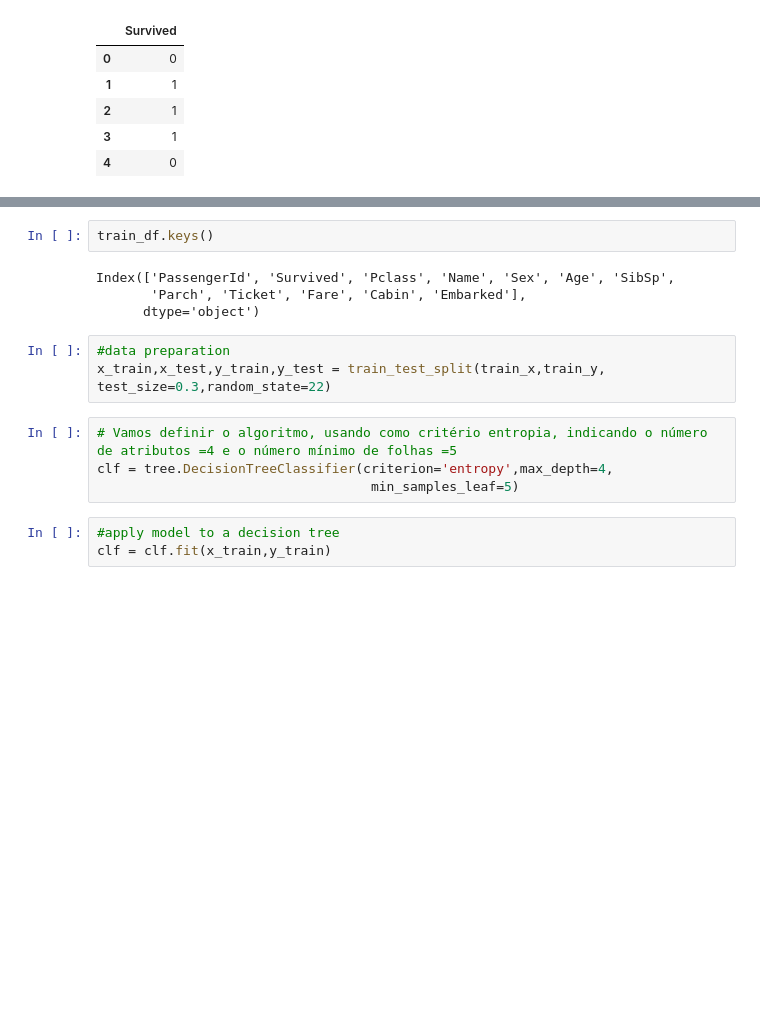
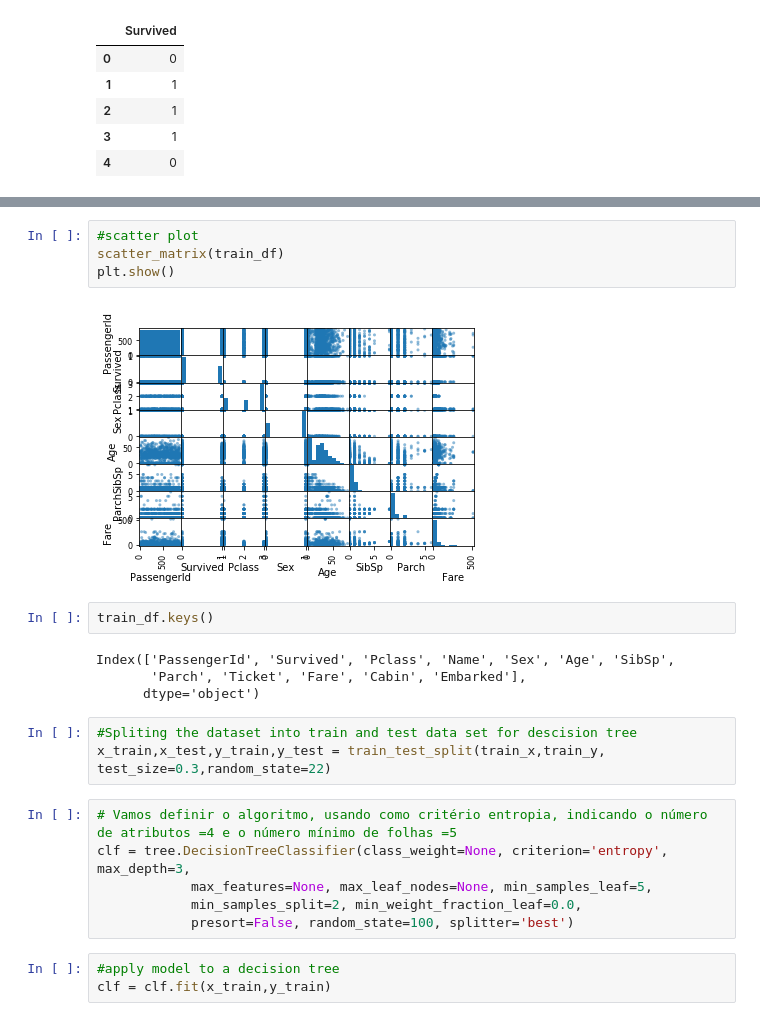
Before and after one commit to alcristian/Titanic_kaggle, a Jupyter notebook: titanic_kernel.ipynb, the cells around one changed output, grey strips where cells are left out. Cells and saved outputs as stored; diff of their text form; blank space fills up the shorter version.

```diff
--- a/titanic_kernel.ipynb
+++ b/titanic_kernel.ipynb
@@ -60,3 +89,9 @@ train_y.head()
+# %%
+#scatter plot
+scatter_matrix(train_df)
+plt.show()
+# %% [output]
+[figure, added]
 # %%
 train_df.keys()
 # %% [output]
@@ -64,12 +99,14 @@ Index(['PassengerId', 'Survived', 'Pclass', 'Name', 'Sex', 'Age', 'SibSp',
        'Parch', 'Ticket', 'Fare', 'Cabin', 'Embarked'],
       dtype='object')
 # %%
-#data preparation
+#Spliting the dataset into train and test data set for descision tree
 x_train,x_test,y_train,y_test = train_test_split(train_x,train_y, test_size=0.3,random_state=22)
 # %%
 # Vamos definir o algoritmo, usando como critério entropia, indicando o número de atributos =4 e o número mínimo de folhas =5
-clf = tree.DecisionTreeClassifier(criterion='entropy',max_depth=4,
-                                   min_samples_leaf=5)
+clf = tree.DecisionTreeClassifier(class_weight=None, criterion='entropy', max_depth=3,
+            max_features=None, max_leaf_nodes=None, min_samples_leaf=5,
+            min_samples_split=2, min_weight_fraction_leaf=0.0,
+            presort=False, random_state=100, splitter='best')
 # %%
 #apply model to a decision tree
 clf = clf.fit(x_train,y_train)
```
Also changed, not shown: parts of 16 cells of this notebook, 5 other files.
